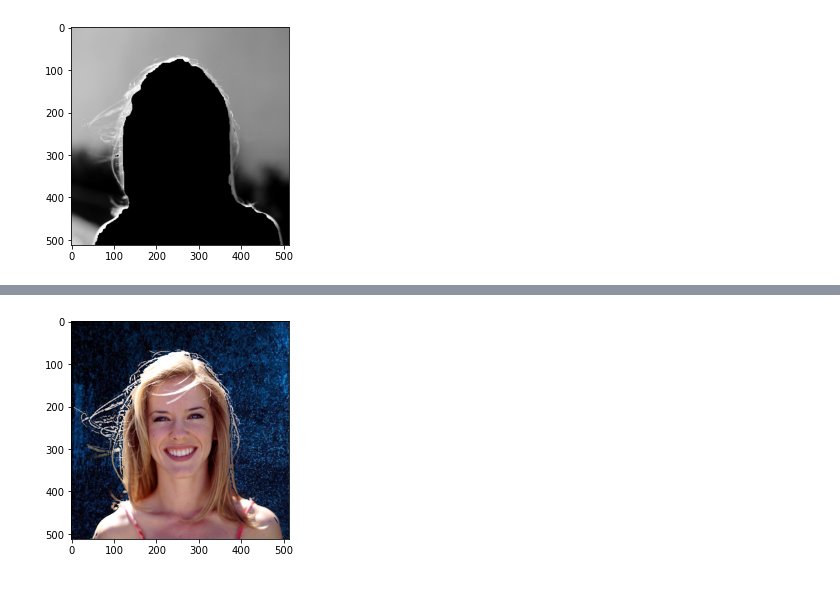
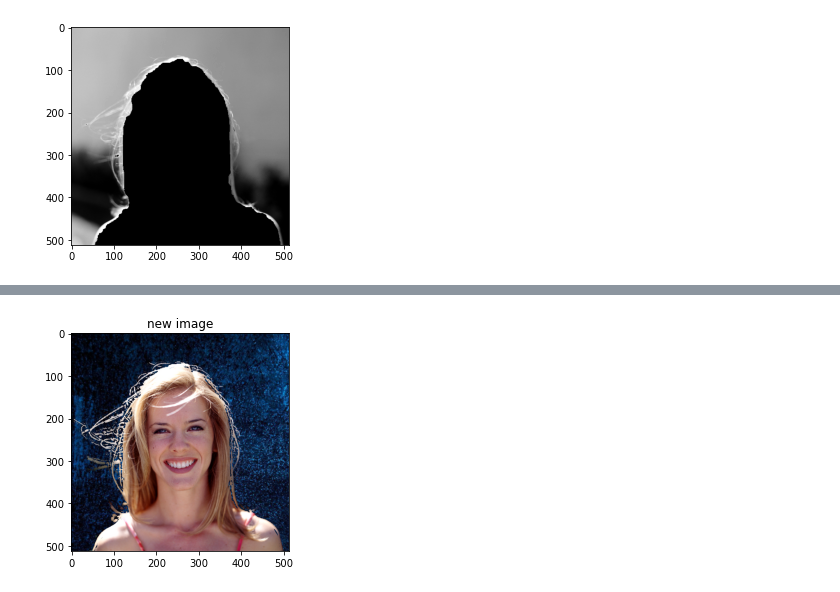
Before and after one commit to avani17101/Poisson-Matting, a Jupyter notebook: src/Global_Matting.ipynb, the cells around one changed output, grey strips where cells are left out. Drawn from its saved outputs; the diff is of its cells as text; code cells hidden in the pictures.

```diff
--- a/src/Global_Matting.ipynb
+++ b/src/Global_Matting.ipynb
@@ -150,14 +155,15 @@ plt.show()
 # %%
 
 new_img = np.zeros(new_bg3.shape)
 new_img[:,:,0] = alpha*img3[:,:,0] + (1-alpha)*new_bg3[:,:,0]
 new_img[:,:,1] = alpha*img3[:,:,1] + (1-alpha)*new_bg3[:,:,1]
 new_img[:,:,2] = alpha*img3[:,:,2] + (1-alpha)*new_bg3[:,:,2]
 
 plt.imshow(np.int64(new_img),cmap='gray')
+plt.title('new image')
 plt.show()
 # %% [output]
-[figure, old version]
+[figure, new version]
 # %%
 def optimal_alpha_matting(alpha, d2alpha, unknown):
     new_alpha = alpha.copy()
```
Also changed, not shown: parts of 6 cells of this notebook.
